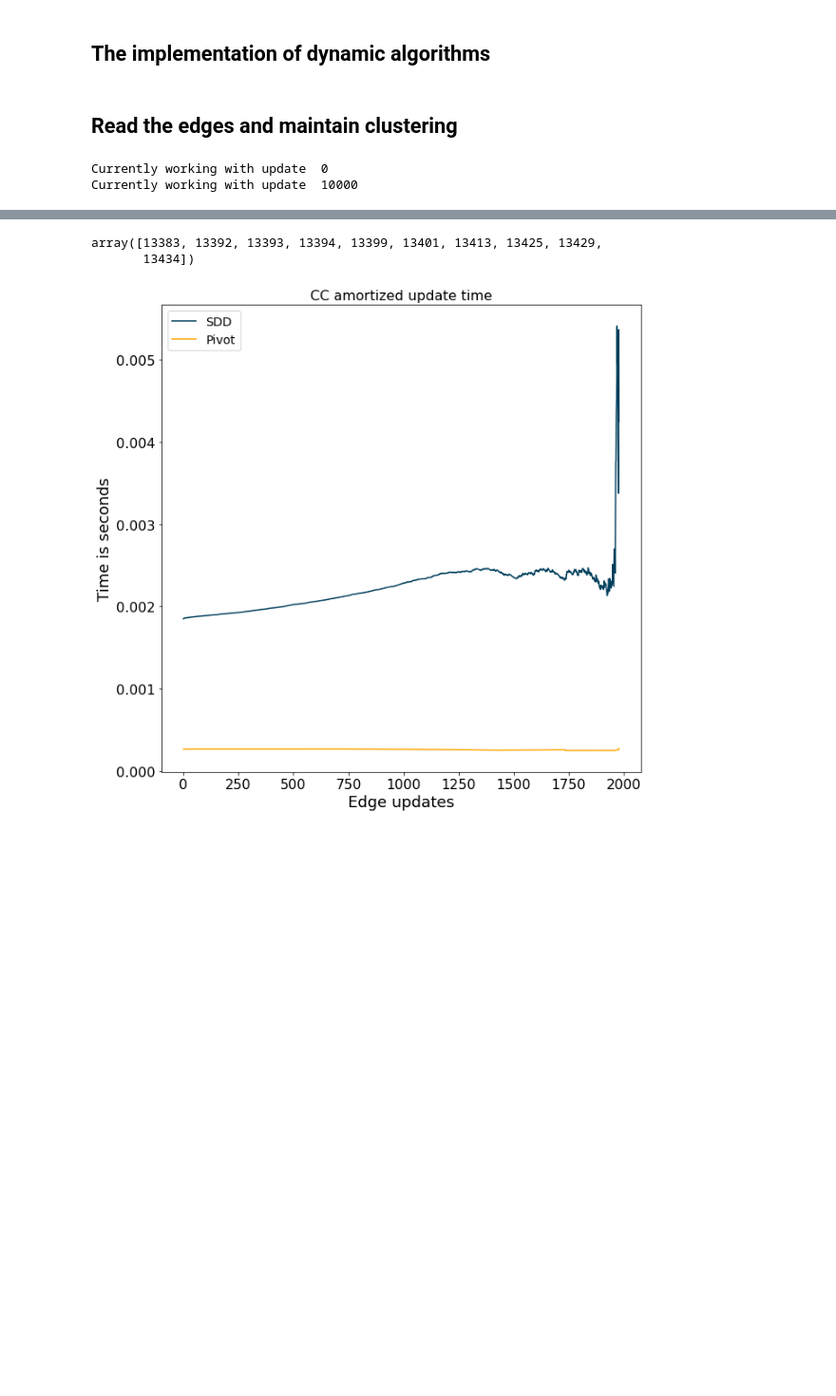
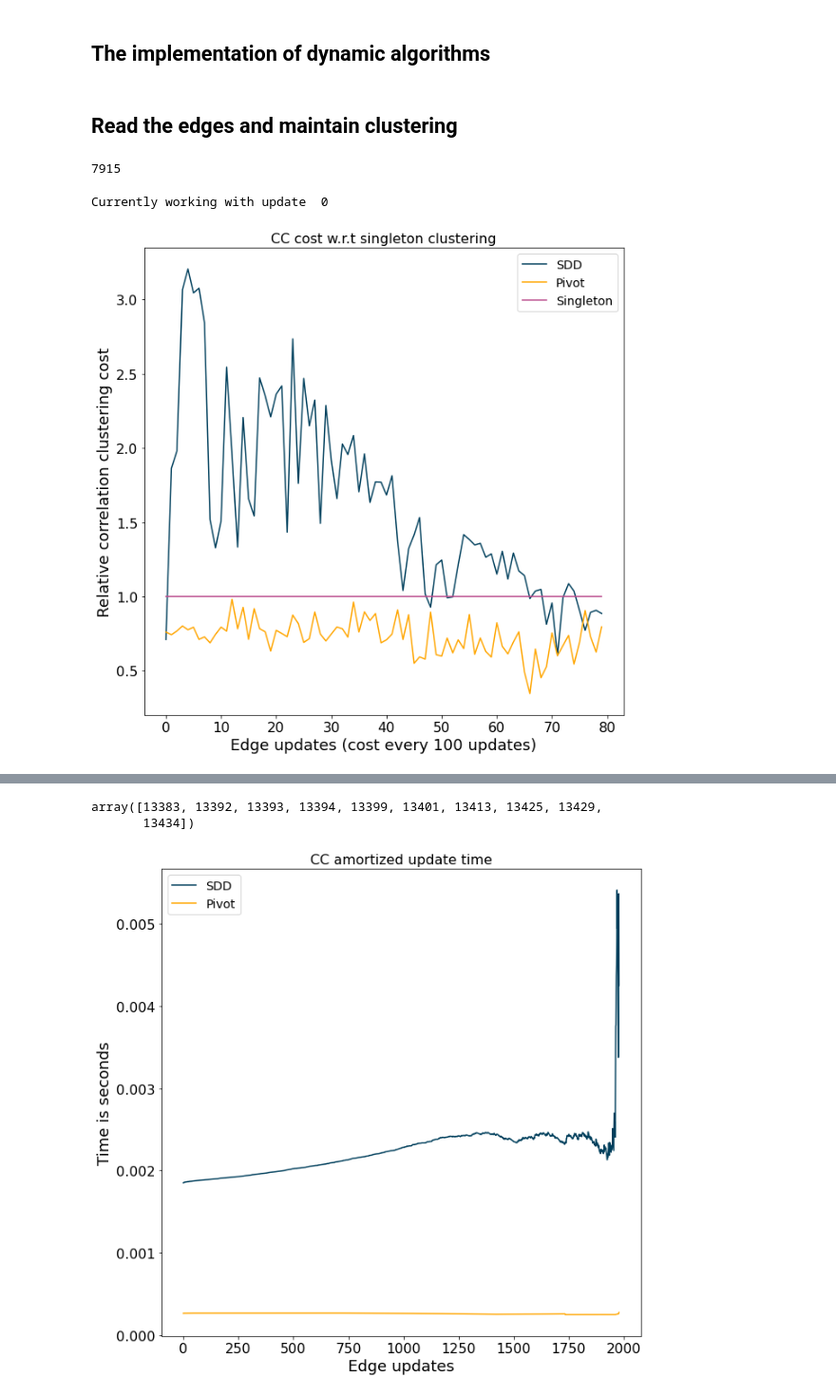
Before and after one commit to jhwjhw0123/edge-update-dynamic-cc-dev, a Jupyter notebook: adv_dcc_insert_delete.ipynb, the cells around one changed output, grey strips where cells are left out. Shown: that part at 95% size. Drawn from its saved outputs; the diff is of its cells as text; code cells hidden in the pictures; blank space fills up the shorter version.

```diff
--- a/adv_dcc_insert_delete.ipynb
+++ b/adv_dcc_insert_delete.ipynb
@@ -624,7 +638,7 @@ Ideally this would be a function too...
 no_edges = len(edge_list)  # No. of edges
 
 prob_del = 0.1      # Probability to delete edge
-eps_param = 0.45
+eps_param = 0.3
 
 current_graph = {}
 current_edge_list = []
@@ -632,12 +646,12 @@ current_edge_list = []
 available_edge_list = np.random.permutation(edge_list).tolist()
 
 stream_length = (int)(2.5*no_edges)
-update_strategy = 'random' #Either rand or adv
+update_strategy = 'adversarial' #Either rand or adv
 
 track_update_num = {}
 track_update_benckmark = {}
 
-max_ite = 100000
+max_iter = 50000
 
 SDD_amortized_update_time = 0
 pivot_amortized_update_time = 0
@@ -653,6 +667,10 @@ pivot_cost = []
 singleton_cost = []
 SDD_time = []
 pivot_time = []
+
+stream_length
+# %% [output]
+7915
 # %%
 
 adv_edge_additions = []
@@ -662,6 +680,8 @@ u = None
 v = None
 
 for i in range(stream_length):
+
+    if i > max_iter: break
 
     if i%10000==0: print("Currently working with update ", i)
 
@@ -683,8 +703,7 @@ for i in range(stream_length):
                                                                                                                       adv_edge_additions,
                                                                                                                       adv_edge_deletions, prob_del)
 
-            if u == None or v == None:
-                continue
+
 
         else:
             #Generate new strategy
@@ -710,6 +729,9 @@ for i in range(stream_length):
     else:
         print("Not a valid strategy!")
         break
+
+    if u == None or v == None:
+        continue
 
     SDD_update_time = 0
     SDD_clustering, SDD_update_time, current_sparse_vertex_list, almost_cliques, track_update_benckmark, track_update_num = update_SDD_clustering(u, v, current_graph, SDD_clustering,
@@ -740,7 +762,38 @@ for i in range(stream_length):
         singleton_cost.append(correlation_clustering_value(current_graph, singleton_clustering))
 # %% [output]
 Currently working with update  0
-Currently working with update  10000
+# %%
+'''
+For not so smooth plots.....
+'''
+
+
+colors = ["#003f5c","#ffa600","#bc5090","#ef5675"]
+
+
+#plt.xlim(0,15000)
+#plt.ylim(0,1)
+
+plt.figure(figsize=(10, 10))
+
+stream_length = len(SDD_cost) #Stream length is different from the set value because deletions are separate
+
+plt.plot(range(stream_length), np.array(SDD_cost)/singleton_cost, c=colors[0], label="SDD")
+plt.plot(range(stream_length), np.array(pivot_cost)/singleton_cost, c=colors[1], label="Pivot")
+plt.plot(range(stream_length), np.array(singleton_cost)/singleton_cost, c=colors[2], label="Singleton")
+
+plt.xlabel("Edge updates (cost every 100 updates)",fontsize=18)
+plt.ylabel("Relative correlation clustering cost",fontsize=18)
+plt.xticks(fontsize=16)
+plt.yticks(fontsize=16)
+#plt.title(r"Intersecting circles: $\epsilon=0.25, q()=\ell_2$")
+plt.title("CC cost w.r.t singleton clustering",fontsize=16)
+plt.legend(fontsize=14)
+plt.show()
+
+#plt.savefig("figures/sbm_200_10_adv_cost.pdf", bbox_inches='tight', dpi=400)
+# %% [output]
+[figure, added]
 # %%
 '''
 For not so smooth plots.....
```
Also changed, not shown: parts of 4 cells of this notebook.
